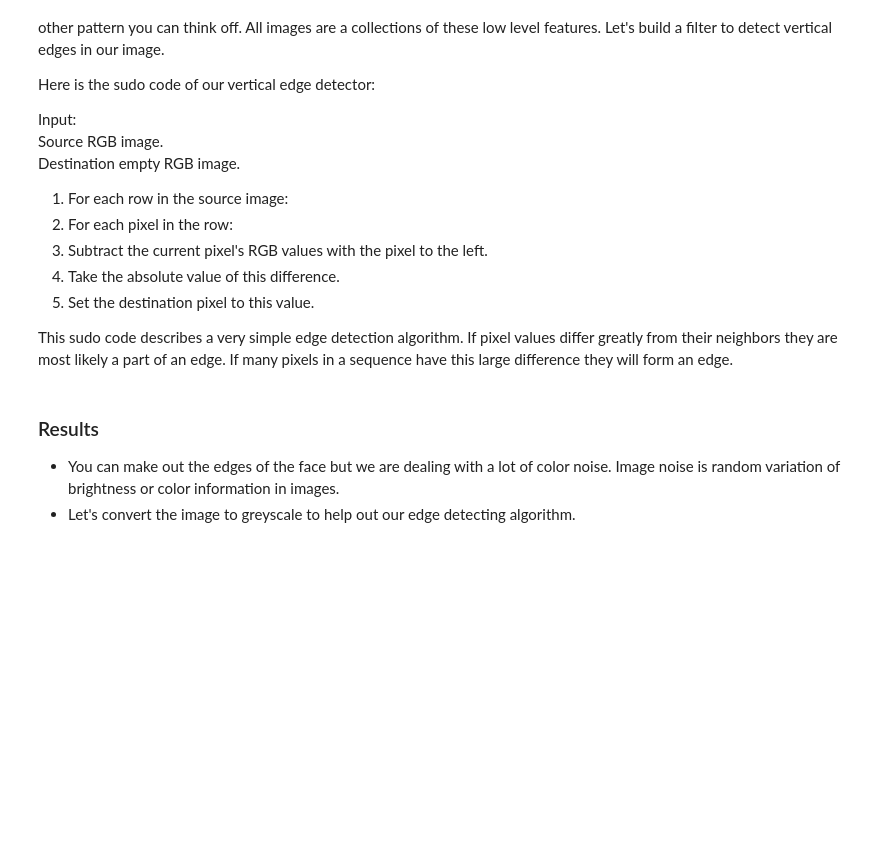
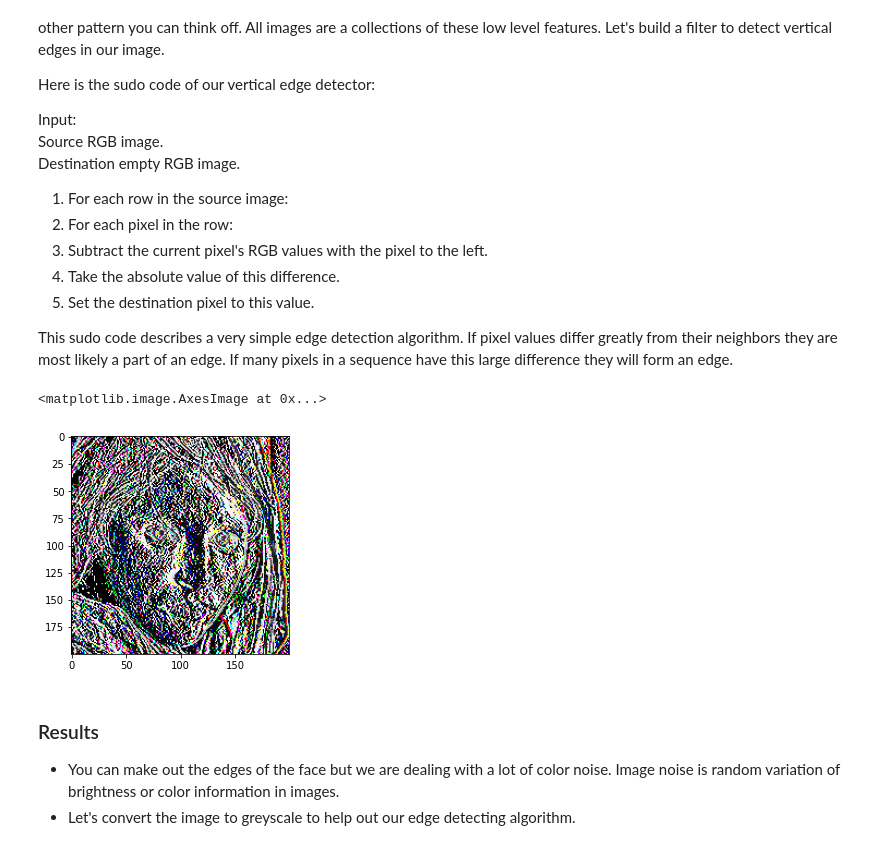
Before and after one commit to currymike123/ComputerVision, a Jupyter notebook: Module2/Module2a_noCode.ipynb, the cells around one changed output. Saved outputs shown, nothing was run; the diff lists cells and outputs as text; code cells hidden in the pictures; blank space fills up the shorter version.

```diff
--- a/Module2/Module2a_noCode.ipynb
+++ b/Module2/Module2a_noCode.ipynb
@@ -62,3 +58,26 @@ This sudo code describes a very simple edge detection algorithm.  If pixel value
+# %%
+# Save the height, width, and channel depth.
+h = img.shape[0]
+w = img.shape[1]
+d = img.shape[2]
+
+# Create a blank array for our destination image.
+imgEdge = np.zeros((h,w,d), dtype=np.uint8)
+
+# For each row in our image
+for y in range(0,h):
+    # For each pixel in our image
+    for x in range(1,w):
+        # For each RGB value.
+        for z in range(0,d):
+            curPixel = img[y,x,z]
+            leftPixel = img[y,x-1,z]
+            imgEdge[y,x,z] = np.abs(np.subtract(curPixel,leftPixel))
+
+plt.imshow(imgEdge)
+# %% [output]
+<matplotlib.image.AxesImage at 0x...>
+[figure, added]
 # %% [markdown]
 ###  Results
 
```
Also changed, not shown: parts of 9 cells of this notebook, 45 other files.
